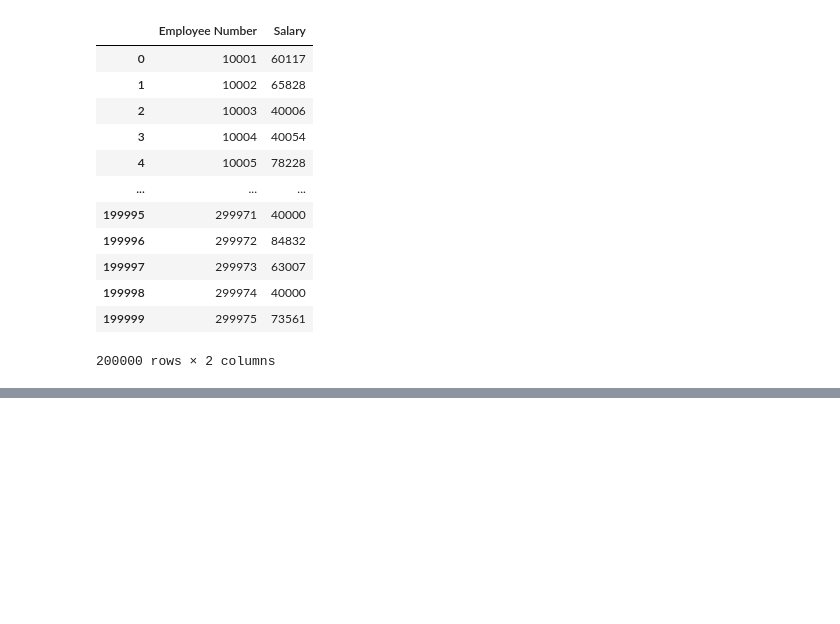
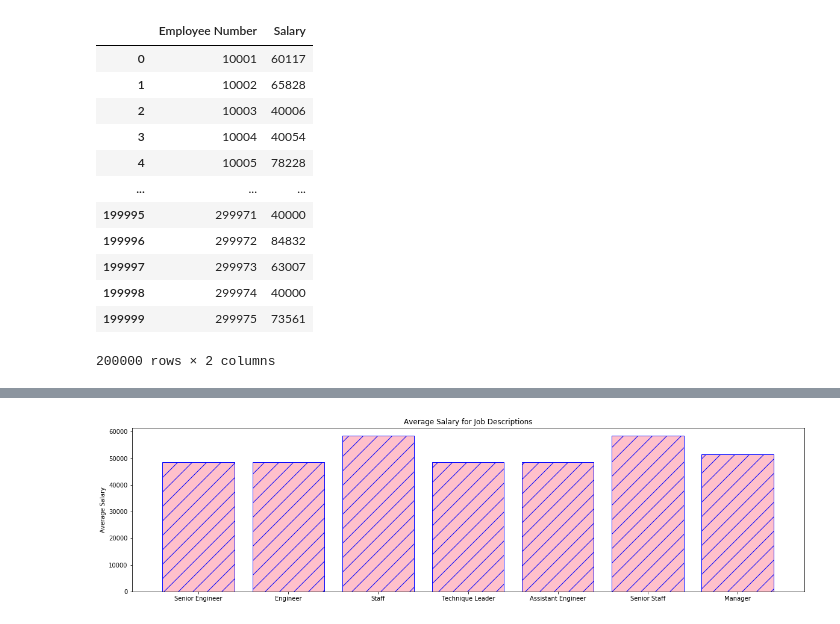
Before and after one commit to ishanku/sql-challenge, a Jupyter notebook: SQLChallenge.ipynb, the cells around one changed output, grey strips where cells are left out. Cells and saved outputs as stored; diff of their text form; code cells hidden in the pictures; blank space fills up the shorter version.

```diff
--- a/SQLChallenge.ipynb
+++ b/SQLChallenge.ipynb
@@ -39,15 +35,0 @@ salaries
-# %%
-#Create a histogram to visualize the most common salary ranges for employees.
-
-N_points = int(max(salaries["Salary"]))
-n_bins = 20
-
-# Generate a normal distribution, center at x=0 and y=5
-x = np.random.randn(N_points)
-y = .4 * x + np.random.randn(N_points) + 5
-
-fig, axs = plt.subplots(1, 2, sharey=True, tight_layout=True)
-
-# We can set the number of bins with the `bins` kwarg
-axs[0].hist(x, bins=n_bins)
-axs[1].hist(y, bins=n_bins)
@@ -99,0 +51,16 @@ array(['Senior Engineer', 'Engineer', 'Staff', 'Technique Leader',
+# %%
+TitleGroup=SalaryByTitle.Title.unique()
+i=0
+data=[]
+for title in TitleGroup:
+    #print(title)
+    #print(round(SalaryByTitle[SalaryByTitle["Title"] == title].Salary.astype(int).mean(),2))
+    SalaryMean=round(SalaryByTitle[SalaryByTitle["Title"] == title].Salary.astype(int).mean(),2)
+    data.append(SalaryMean)
+    if (i==0):
+        Analysis=pd.DataFrame({"Title": title,"Average Salary" : [SalaryMean]}).set_index('Title')
+    else:
+        df=pd.DataFrame({"Title": title,"Average Salary" : [SalaryMean]}).set_index('Title')
+        Analysis=Analysis.append(df)
+    i=i+1
+Analysis
@@ -99,0 +77,12 @@ array(['Senior Engineer', 'Engineer', 'Staff', 'Technique Leader',
+# %%
+columns=TitleGroup
+n_rows = len(data)
+rows = ['%d dollars' % x for x in (100, 50, 20, 10, 5)]
+plt.figure(figsize=(20,5))
+plt.bar(Analysis.index,Analysis["Average Salary"],color='pink', edgecolor='blue', hatch="/")
+plt.ylabel("Average Salary")
+plt.title('Average Salary for Job Descriptions')
+plt.savefig("./output/AverageSalaryForJob.png")
+plt.show()
+# %% [output]
+[figure, added]
```
Also changed, not shown: parts of 6 cells of this notebook, 1 other file.
